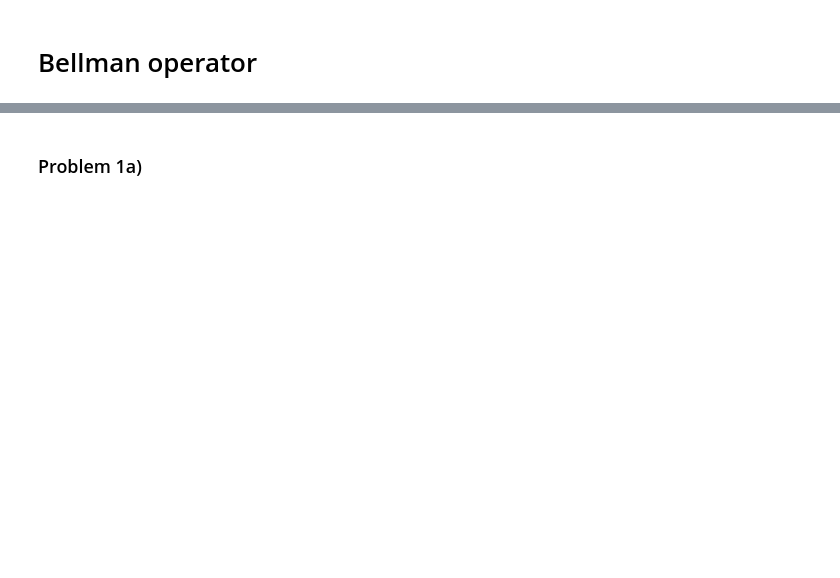
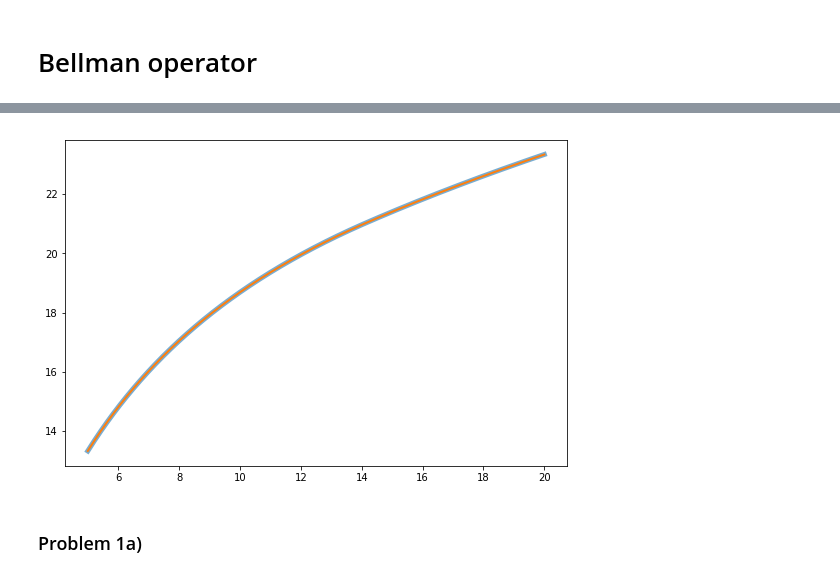
Before and after one commit to RadekDickinson/Macroeconomics_1, a Jupyter notebook: Macro1_PS3_P1_v1.ipynb, the cells around one changed output, grey strips where cells are left out. Saved outputs shown, nothing was run; the diff lists cells and outputs as text; code cells hidden in the pictures; blank space fills up the shorter version.

```diff
--- a/Macro1_PS3_P1_v1.ipynb
+++ b/Macro1_PS3_P1_v1.ipynb
@@ -156,3 +204,11 @@ elapsed time: 249.93597495077643
+# %%
+fig, ax = plt.subplots(figsize=(9,6))
+
+ax.plot(grid, w_final_b, lw=5, alpha=0.6)
+ax.plot(grid, w_final_a, lw=2)
+plt.show()
+# %% [output]
+[figure, added]
 # %% [markdown]
 ### Problem 1a)
 # %%
```
Also changed, not shown: parts of 8 cells of this notebook.
